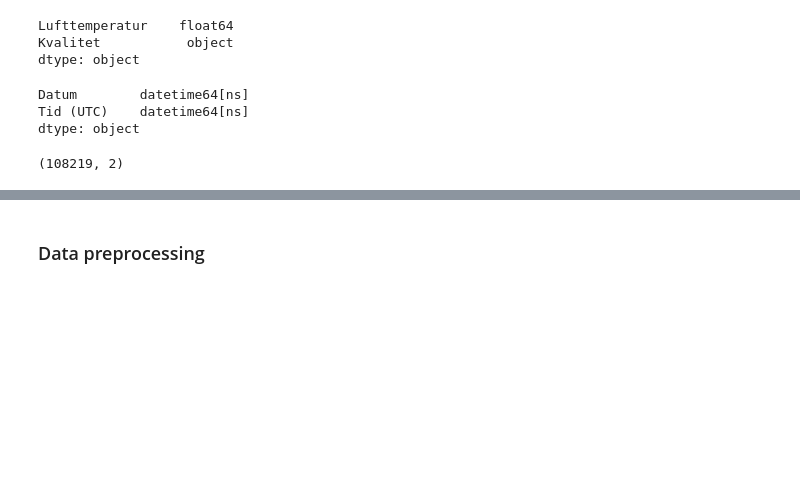
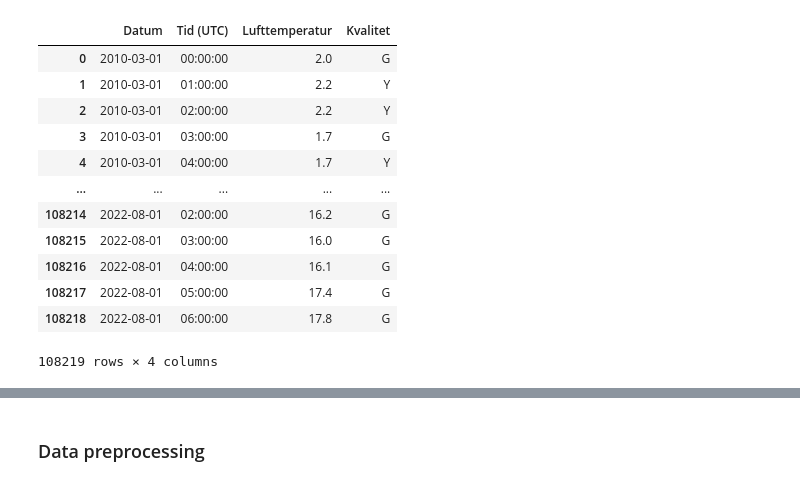
Before and after one commit to Peshkatar/prophet-weather-forecast, a Jupyter notebook: model.ipynb, the cells around one changed output, grey strips where cells are left out. Cells and saved outputs as stored; diff of their text form; code cells hidden in the pictures; blank space fills up the shorter version.

```diff
--- a/model.ipynb
+++ b/model.ipynb
@@ -5,16 +8,16 @@ df = pd.read_csv("data/karlskrona/smhi-lufttemperatur.csv", sep=";", index_col=[
 # %%
-df.dtypes
+df
 # %% [output]
+|  | Datum | Tid (UTC) | Lufttemperatur | Kvalitet |
+| 0 | 2010-03-01 | 00:00:00 | 2.0 | G |
+| 1 | 2010-03-01 | 01:00:00 | 2.2 | Y |
+| 2 | 2010-03-01 | 02:00:00 | 2.2 | Y |
+| 3 | 2010-03-01 | 03:00:00 | 1.7 | G |
+| 4 | 2010-03-01 | 04:00:00 | 1.7 | Y |
+| ... | ... | ... | ... | ... |
+| 108214 | 2022-08-01 | 02:00:00 | 16.2 | G |
+| 108215 | 2022-08-01 | 03:00:00 | 16.0 | G |
+| 108216 | 2022-08-01 | 04:00:00 | 16.1 | G |
+| 108217 | 2022-08-01 | 05:00:00 | 17.4 | G |
+| 108218 | 2022-08-01 | 06:00:00 | 17.8 | G |
-Lufttemperatur    float64
-Kvalitet           object
-dtype: object
+108219 rows × 4 columns
-# %%
-df.index.dtypes
-# %% [output]
-Datum        datetime64[ns]
-Tid (UTC)    datetime64[ns]
-dtype: object
-# %%
-df.shape
-# %% [output]
-(108219, 2)
```
Also changed, not shown: parts of 20 cells of this notebook.
